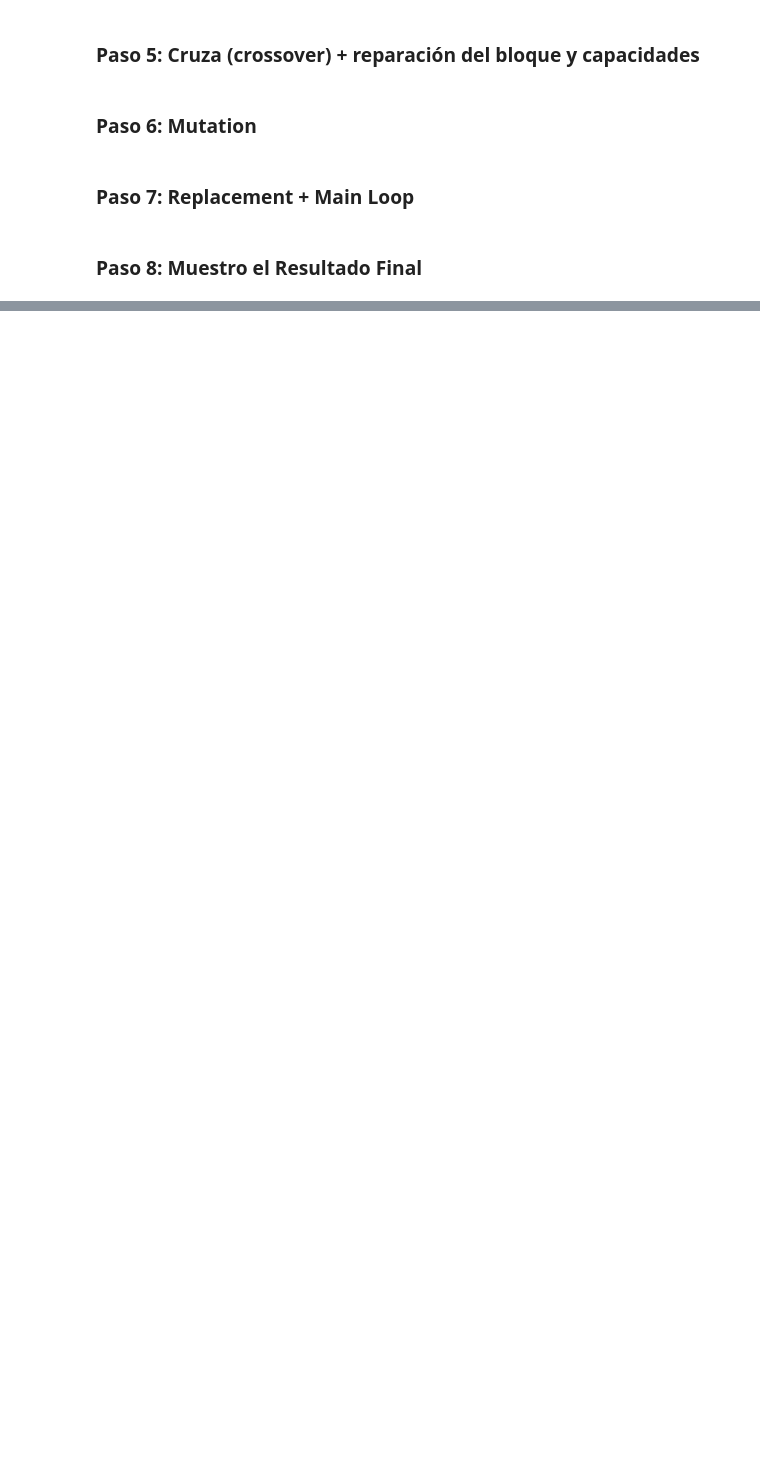
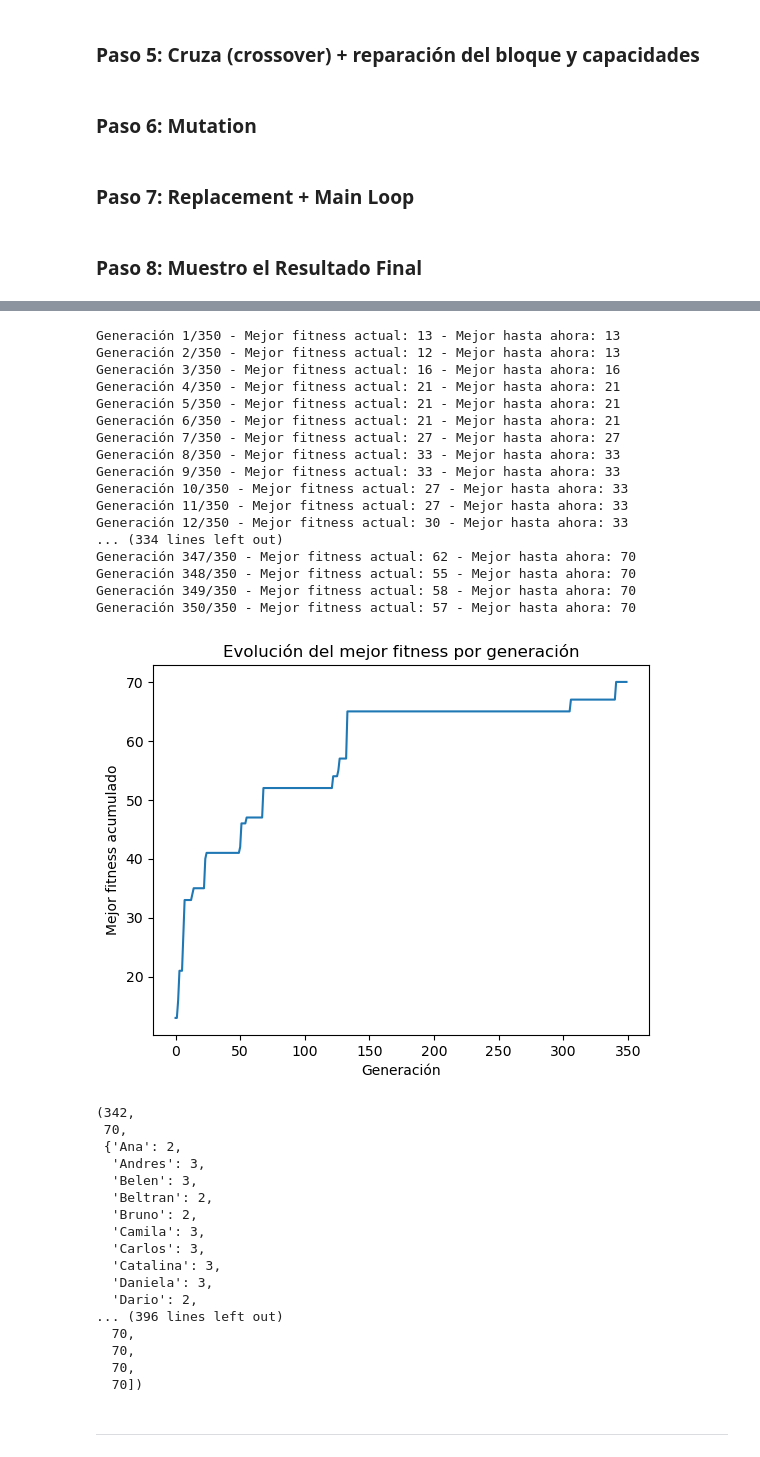
Before and after one commit to lnastri25/IA_UCEMA, a Jupyter notebook: trabajos_practicos/tp3_ag/TP_Algoritmos_Genéticos.ipynb, the cells around one changed output, grey strips where cells are left out. Drawn from its saved outputs; the diff is of its cells as text; code cells hidden in the pictures; blank space fills up the shorter version.

```diff
--- a/trabajos_practicos/tp3_ag/TP_Algoritmos_Genéticos.ipynb
+++ b/trabajos_practicos/tp3_ag/TP_Algoritmos_Genéticos.ipynb
@@ -191,2 +112,12 @@ Es un **buen balance entre exploración y explotación**.
+# %%
+def seleccionar_accept_reject(poblacion):
+    max_fitness = max([calcular_fitness(ind) for ind in poblacion])  # Calcular el fitness máximo de la población
+
+    while True:
+        candidato = random.choice(poblacion)  # Seleccionar un candidato aleatorio de la población
+        fitness_candidato = calcular_fitness(candidato)  # Calcular el fitness del candidato
+
+        if random.uniform(0, max_fitness) < fitness_candidato:
+            return candidato
 # %% [markdown]
 ### **Paso 5: Cruza (crossover) + reparación del bloque y capacidades**
@@ -229,2 +157,13 @@ def mutate(child):
+# %%
+# Función de mutación
+# Intercambia dos alumnos de cursos diferentes
+def mutar(individuo):
+    alumnos = list(individuo.keys())  # Obtener la lista de alumnos
+    a1, a2 = random.sample(alumnos, 2)  # Seleccionar dos alumnos al azar
+
+    if individuo[a1] != individuo[a2]:  # Asegurarse de que estén en cursos diferentes
+        individuo[a1], individuo[a2] = individuo[a2], individuo[a1]  # Intercambiar los cursos de los alumnos
+
+    return individuo
 # %% [markdown]
 ### **Paso 7: Replacement + Main Loop**
@@ -233,19 +169,0 @@ def mutate(child):
-# %%
-# Inicializar población
-population = [create_individual() for _ in range(population_size)]
-fitnesses = [fitness(ind) for ind in population]
-
-# Bucle principal de evolución
-for _ in range(generations):
-    new_population = []
-    if elitism:
-        best_idx = max(range(population_size), key=lambda i: fitnesses[i])
-        new_population.append(deepcopy(population[best_idx]))
-    while len(new_population) < population_size:
-        p1 = tournament_selection(population, fitnesses)
-        p2 = tournament_selection(population, fitnesses)
-        child = crossover(p1, p2)
-        child = mutate(child)
-        new_population.append(child)
-    population = new_population
-    fitnesses = [fitness(ind) for ind in population]
@@ -273,0 +218,40 @@ Curso 3 (20 alumnos):
+# %%
+algoritmo_genetico(25, 350, 0.01)
+# %% [output]
+Generación 1/350 - Mejor fitness actual: 13 - Mejor hasta ahora: 13
+Generación 2/350 - Mejor fitness actual: 12 - Mejor hasta ahora: 13
+Generación 3/350 - Mejor fitness actual: 16 - Mejor hasta ahora: 16
+Generación 4/350 - Mejor fitness actual: 21 - Mejor hasta ahora: 21
+Generación 5/350 - Mejor fitness actual: 21 - Mejor hasta ahora: 21
+Generación 6/350 - Mejor fitness actual: 21 - Mejor hasta ahora: 21
+Generación 7/350 - Mejor fitness actual: 27 - Mejor hasta ahora: 27
+Generación 8/350 - Mejor fitness actual: 33 - Mejor hasta ahora: 33
+Generación 9/350 - Mejor fitness actual: 33 - Mejor hasta ahora: 33
+Generación 10/350 - Mejor fitness actual: 27 - Mejor hasta ahora: 33
+Generación 11/350 - Mejor fitness actual: 27 - Mejor hasta ahora: 33
+Generación 12/350 - Mejor fitness actual: 30 - Mejor hasta ahora: 33
+... (334 lines left out)
+Generación 347/350 - Mejor fitness actual: 62 - Mejor hasta ahora: 70
+Generación 348/350 - Mejor fitness actual: 55 - Mejor hasta ahora: 70
+Generación 349/350 - Mejor fitness actual: 58 - Mejor hasta ahora: 70
+Generación 350/350 - Mejor fitness actual: 57 - Mejor hasta ahora: 70
+[figure, added]
+(342,
+ 70,
+ {'Ana': 2,
+  'Andres': 3,
+  'Belen': 3,
+  'Beltran': 2,
+  'Bruno': 2,
+  'Camila': 3,
+  'Carlos': 3,
+  'Catalina': 3,
+  'Daniela': 3,
+  'Dario': 2,
+... (396 lines left out)
+  70,
+  70,
+  70,
+  70])
+# %% [markdown]
+---
```
Also changed, not shown: parts of 28 cells of this notebook, 6 other files.
